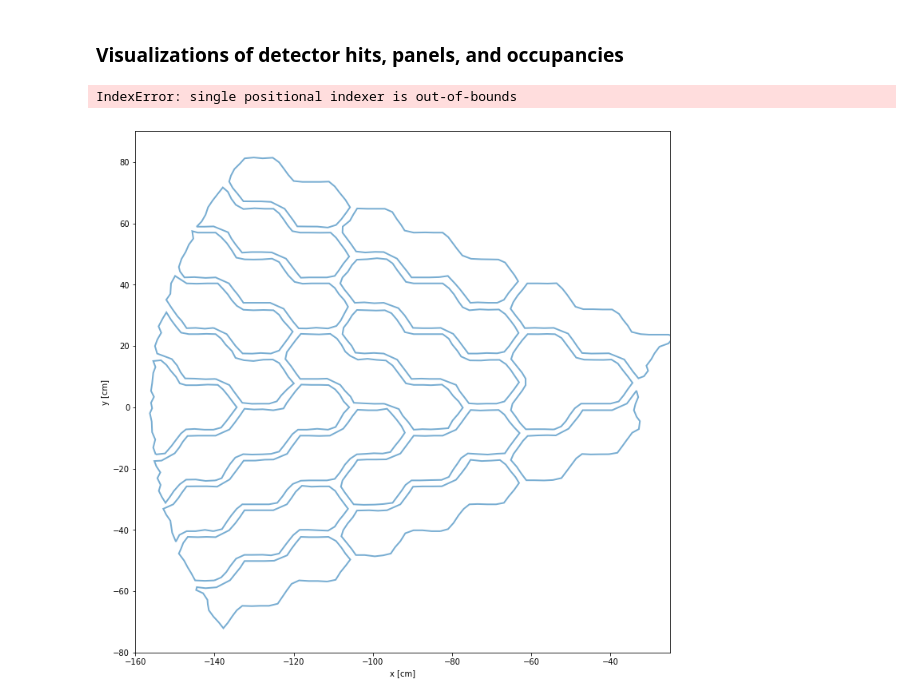
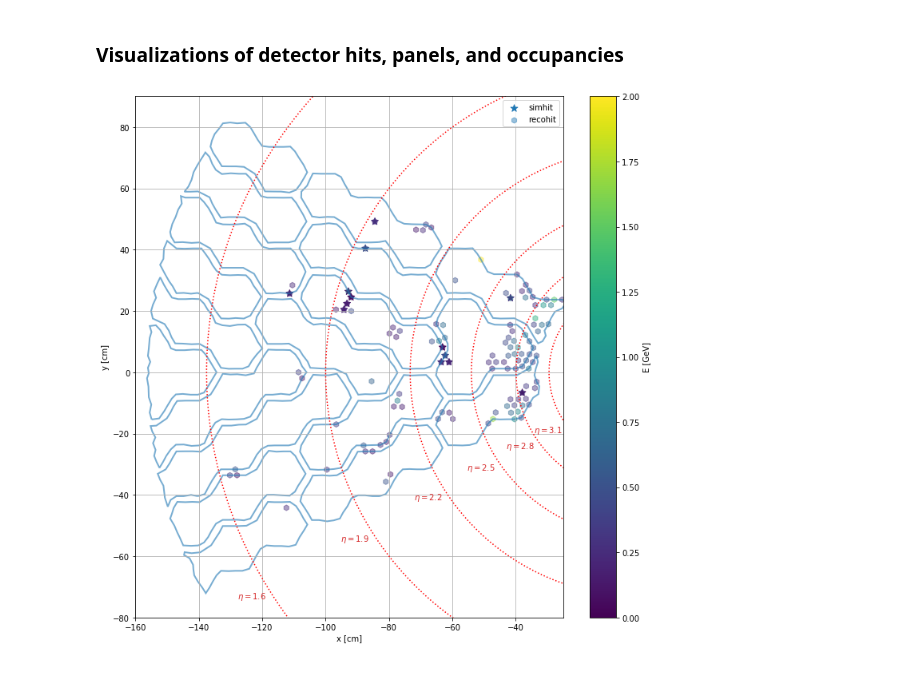
Before and after one commit to NWUHEP/hgcal-analysis, a Jupyter notebook: notebooks/visualize_test.ipynb, the cells around one changed output. Saved outputs shown, nothing was run; the diff lists cells and outputs as text; code cells hidden in the pictures.

```diff
--- a/notebooks/visualize_test.ipynb
+++ b/notebooks/visualize_test.ipynb
@@ -32,15 +32,12 @@ matplotlib.rcParams.update({'font.size': 16})
 # %% [markdown]
 ### Convert data from root ntuples to dataframes
 # %%
-#infile = open('data/mc_mixtures/qcd_pt15to7000_skim_test/output_0.pkl', 'rb')
-#infile = open('data/mc_mixtures/single_electron_pt15_pu200_skim_test/output_0.pkl', 'rb')
-infile = open('data/mc_mixtures/single_pi_pt25_skim_test/output_0.pkl', 'rb')
-threshold = pickle.load(infile)
+infile = open('data/qcd_pt15to7000_skim/output_0.pkl', 'rb')
 gen = pickle.load(infile)
 data = pickle.load(infile)
 
 features = ['zside', 'layer', 'sector', 'panel', 'cell', 'subdet',
-            'x', 'y', 'z',
+            'x', 'y', 'z', 'phi', 'eta',
             'pt', 'reco_e', 'sim_e']
 # %% [markdown]
 ### Visualizations of detector hits, panels, and occupancies
@@ -63,7 +59,6 @@ for i, part in enumerate(gen):
         dphi_min = dphi
 # %%
 # get event and plot it
-df = data[ievt].query('sig_evt')[features]
 patch_file = open(f'data/panel_patches_zplus_{layer}.pkl', 'rb')
 patches = pickle.load(patch_file)
 patch_file.close()
@@ -74,7 +69,7 @@ for p, ashape in patches[sector].items():
     patch = PolygonPatch(ashape, fill=False, ec=col, linestyle='-', linewidth=2, label='_nolegend_', alpha=0.6)
     ax.add_patch(patch)
 
-df_skim = df.query(f'subdet == 3 and zside == 1 and sector == {sector} and layer == {layer}')
+df_skim = data[0].query(f'sector == {sector} and layer == {layer} and zside > 0')
 mask = df_skim.sim_e > 0
 
 sim_scat  = ax.scatter(df_skim[mask].x, df_skim[mask].y, c=df_skim.sim_e[mask],
@@ -96,32 +91,31 @@ reco_scat = ax.scatter(df_skim.x, df_skim.y, c=df_skim.reco_e,
 
 ax.set_ylim(-80, 90)
 ax.set_xlim(-160, -25)
 ax.set_xlabel('x [cm]')
 ax.set_ylabel('y [cm]')
 #ax.set_facecolor('white')
 
 # draw some concentric circles
 eta   = np.arange(1.6, 3.2, 0.3)
 theta = 2*np.arctan(np.exp(-eta))
 r     = df_skim.iloc[0].z*np.tan(theta)
 phi   = np.linspace(np.pi/2, 3*np.pi/2, 1000)
 xcoord, ycoord  = np.outer(r, np.cos(phi)), np.outer(r, np.sin(phi))
 
 for i, (x, y) in enumerate(zip(xcoord, ycoord)):
     ax.plot(x, y, 'r:', label='_nolegend_')
     phi_pos = 7*np.pi/6
     ax.text((r[i] + 10)*np.cos(phi_pos), (r[i] + 10)*np.sin(phi_pos), r'$\eta={0:.1f}$'.format(eta[i]), color='C3', fontsize=10)
 
 cbar_reco = plt.colorbar(reco_scat, ax=ax, label='E [GeV]')
 cbar_reco.set_alpha(1)
 cbar_reco.draw_all()
 
 #cbar_sim = plt.colorbar(sim_scat, ax=ax, label=r'$E_{sim}$')
 plt.legend(['simhit', 'recohit'])
 plt.grid()
 
 plt.savefig('plots/hits_test.png')
 plt.show()
 # %% [output]
-IndexError: single positional indexer is out-of-bounds
-[figure, old version]
+[figure, new version]
```
Also changed, not shown: parts of 3 cells of this notebook, 4 other files.
